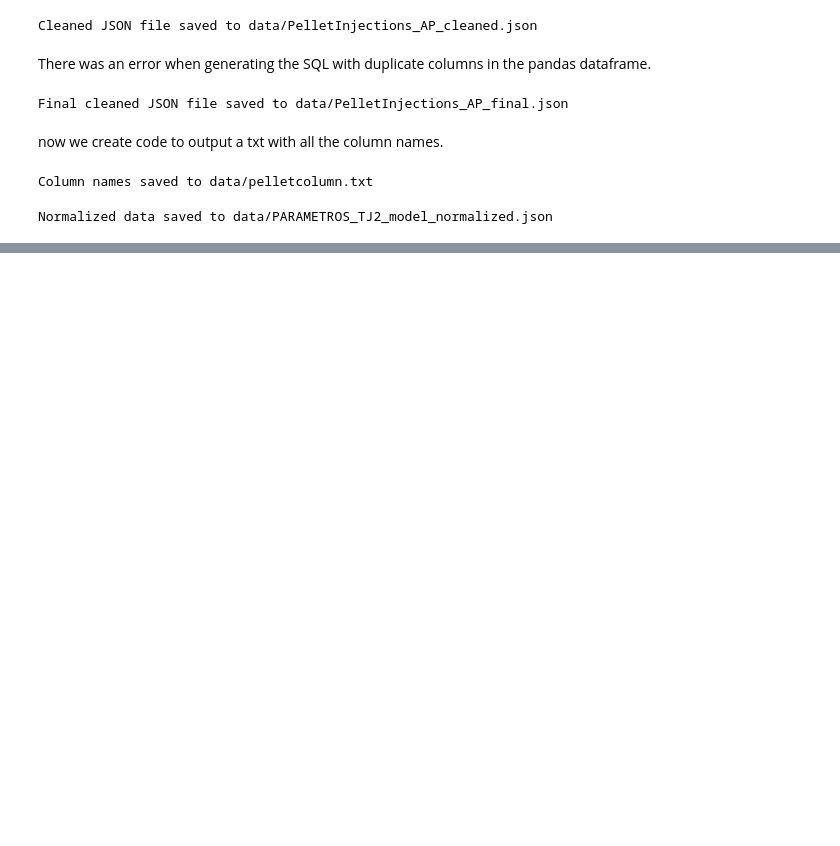
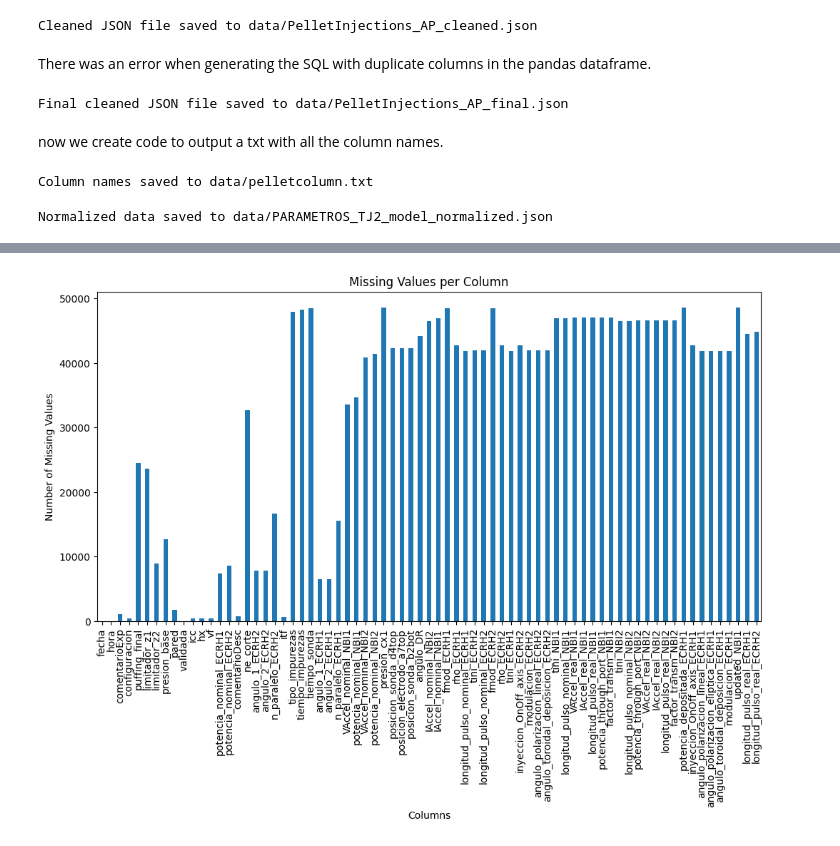
Before and after one commit to smorenolasa1/TJ-II_Chatbot_Backend, a Jupyter notebook: data_preparation.ipynb, the cells around one changed output, grey strips where cells are left out. Cells and saved outputs as stored; diff of their text form; code cells hidden in the pictures; blank space fills up the shorter version.

```diff
--- a/data_preparation.ipynb
+++ b/data_preparation.ipynb
@@ -835,0 +912,28 @@ Normalized data saved to data/PARAMETROS_TJ2_model_normalized.json
+# %%
+import pandas as pd
+import matplotlib.pyplot as plt
+import numpy as np
+
+# Load the JSON file (Modify the path)
+file_path = "/Users/sofiamorenolasa/Desktop/TFG/data/PARAMETROS_TJ2_model_time.json"
+df = pd.read_json(file_path)
+
+# Count missing values per column
+missing_values = df.isna().sum()
+
+# Filter out columns with no missing values
+missing_values = missing_values[missing_values > 0]
+
+# Plot the missing values
+if not missing_values.empty:
+    plt.figure(figsize=(12, 6))
+    missing_values.plot(kind='bar')
+    plt.xlabel("Columns")
+    plt.ylabel("Number of Missing Values")
+    plt.title("Missing Values per Column")
+    plt.xticks(rotation=90)
+    plt.show()
+else:
+    print("No missing values in the dataset.")
+# %% [output]
+[figure, added]
```
Also changed, not shown: parts of 8 cells of this notebook, 4 other files.
